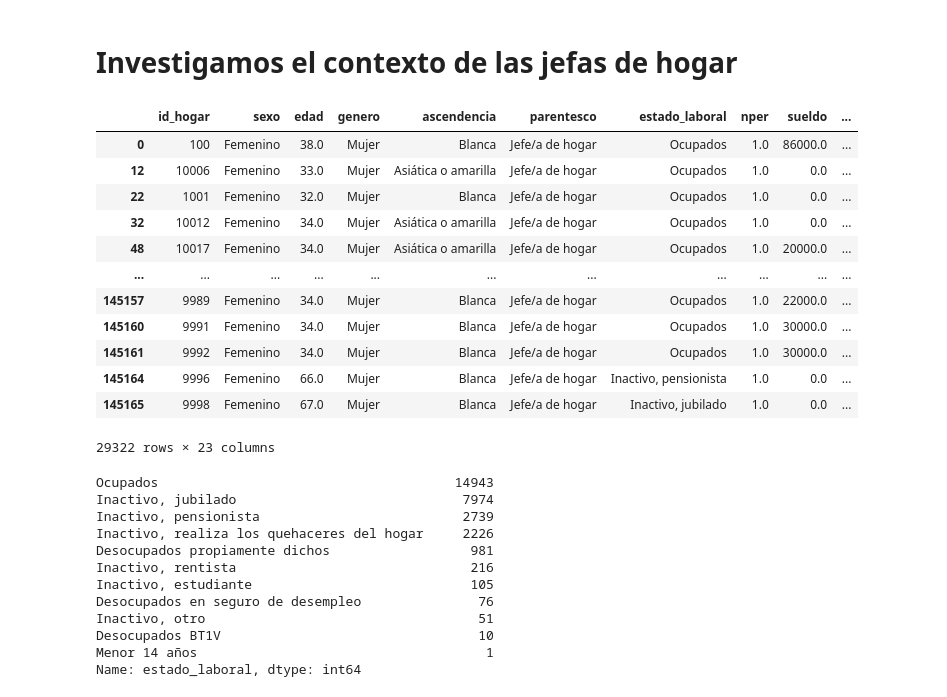
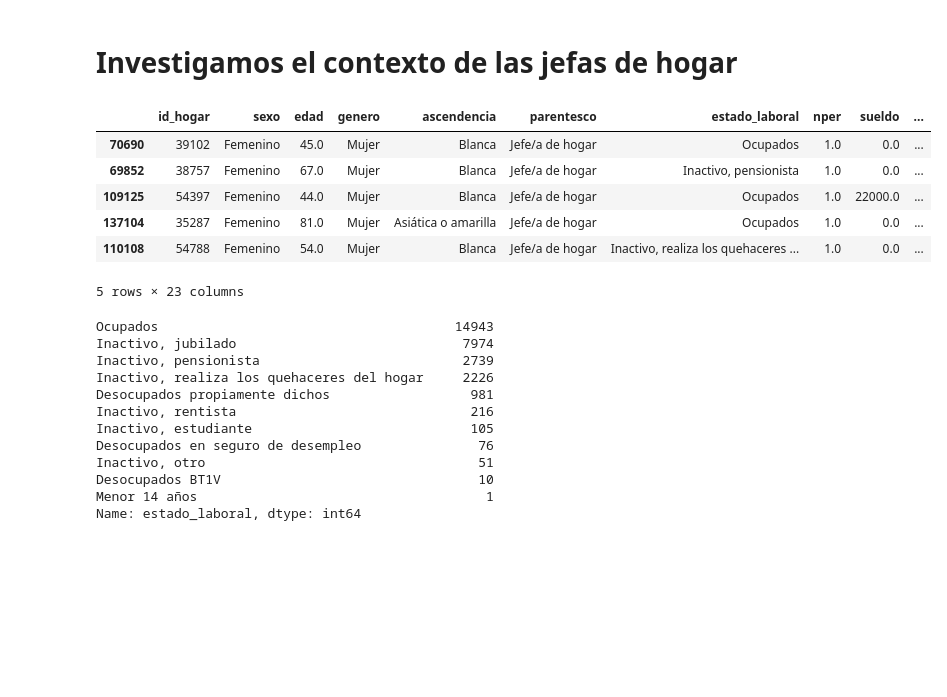
Before and after one commit to anicolon/coder_proyecto, a Jupyter notebook: hch_2020/hyp_2020.ipynb, the cells around one changed output. Saved outputs shown, nothing was run; the diff lists cells and outputs as text; code cells hidden in the pictures; blank space fills up the shorter version.

```diff
--- a/hch_2020/hyp_2020.ipynb
+++ b/hch_2020/hyp_2020.ipynb
@@ -306,21 +300,15 @@ Name: hijos, dtype: int64
 # %%
 df_moms = df_madre_y_familia.copy()[df_madre_y_familia['es_madre'].notna()]
 
-df_moms
+df_moms.sample(5)
 # %% [output]
 |  | id_hogar | sexo | edad | genero | ascendencia | parentesco | estado_laboral | nper | sueldo | ... |
-| 0 | 100 | Femenino | 38.0 | Mujer | Blanca | Jefe/a de hogar | Ocupados | 1.0 | 86000.0 | ... |
-| 12 | 10006 | Femenino | 33.0 | Mujer | Asiática o amarilla | Jefe/a de hogar | Ocupados | 1.0 | 0.0 | ... |
-| 22 | 1001 | Femenino | 32.0 | Mujer | Blanca | Jefe/a de hogar | Ocupados | 1.0 | 0.0 | ... |
-| 32 | 10012 | Femenino | 34.0 | Mujer | Asiática o amarilla | Jefe/a de hogar | Ocupados | 1.0 | 0.0 | ... |
-| 48 | 10017 | Femenino | 34.0 | Mujer | Asiática o amarilla | Jefe/a de hogar | Ocupados | 1.0 | 20000.0 | ... |
-| ... | ... | ... | ... | ... | ... | ... | ... | ... | ... | ... |
-| 145157 | 9989 | Femenino | 34.0 | Mujer | Blanca | Jefe/a de hogar | Ocupados | 1.0 | 22000.0 | ... |
-| 145160 | 9991 | Femenino | 34.0 | Mujer | Blanca | Jefe/a de hogar | Ocupados | 1.0 | 30000.0 | ... |
-| 145161 | 9992 | Femenino | 34.0 | Mujer | Blanca | Jefe/a de hogar | Ocupados | 1.0 | 30000.0 | ... |
-| 145164 | 9996 | Femenino | 66.0 | Mujer | Blanca | Jefe/a de hogar | Inactivo, pensionista | 1.0 | 0.0 | ... |
-| 145165 | 9998 | Femenino | 67.0 | Mujer | Blanca | Jefe/a de hogar | Inactivo, jubilado | 1.0 | 0.0 | ... |
+| 70690 | 39102 | Femenino | 45.0 | Mujer | Blanca | Jefe/a de hogar | Ocupados | 1.0 | 0.0 | ... |
+| 69852 | 38757 | Femenino | 67.0 | Mujer | Blanca | Jefe/a de hogar | Inactivo, pensionista | 1.0 | 0.0 | ... |
+| 109125 | 54397 | Femenino | 44.0 | Mujer | Blanca | Jefe/a de hogar | Ocupados | 1.0 | 22000.0 | ... |
+| 137104 | 35287 | Femenino | 81.0 | Mujer | Asiática o amarilla | Jefe/a de hogar | Ocupados | 1.0 | 0.0 | ... |
+| 110108 | 54788 | Femenino | 54.0 | Mujer | Blanca | Jefe/a de hogar | Inactivo, realiza los quehaceres ... | 1.0 | 0.0 | ... |
-29322 rows × 23 columns
+5 rows × 23 columns
 # %%
 df_moms['estado_laboral'].value_counts()
 # %% [output]
```
Also changed, not shown: parts of 11 cells of this notebook.
